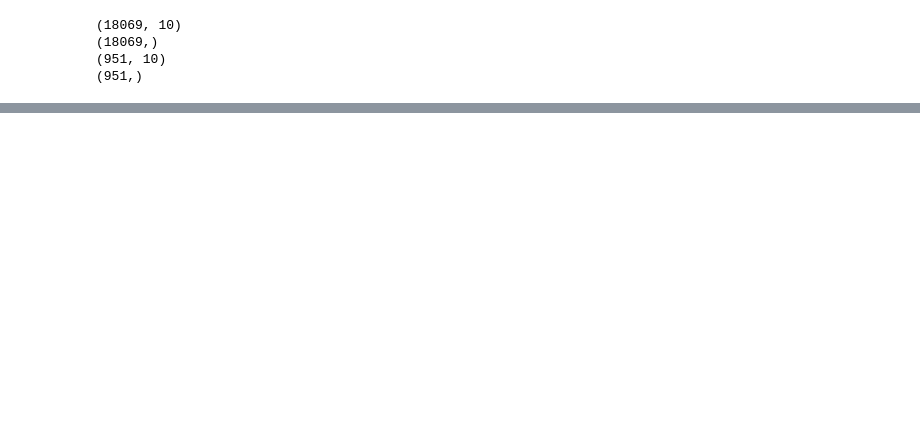
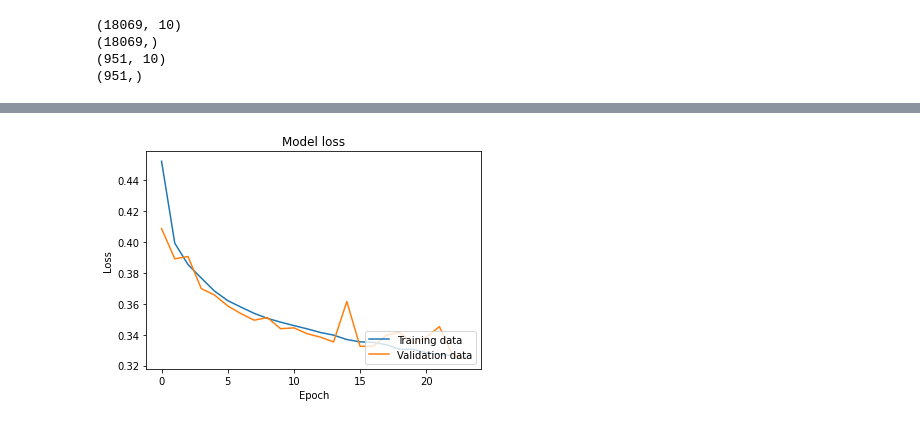
Before and after one commit to zoilo-nl/MML, a Jupyter notebook: main.ipynb, the cells around one changed output, grey strips where cells are left out. Cells and saved outputs as stored; diff of their text form; code cells hidden in the pictures; blank space fills up the shorter version.

```diff
--- a/main.ipynb
+++ b/main.ipynb
@@ -197,0 +258,11 @@ plt.show()
+# %%
+plt.plot(dnn_history.history['loss'])
+plt.plot(dnn_history.history['val_loss'])
+plt.title('Model loss')
+plt.xlabel('Epoch')
+plt.ylabel('Loss')
+# plt.ylim(0, 1)
+plt.legend(['Training data', 'Validation data'], loc='lower right')
+plt.show()
+# %% [output]
+[figure, added]
```
Also changed, not shown: parts of 28 cells of this notebook.
